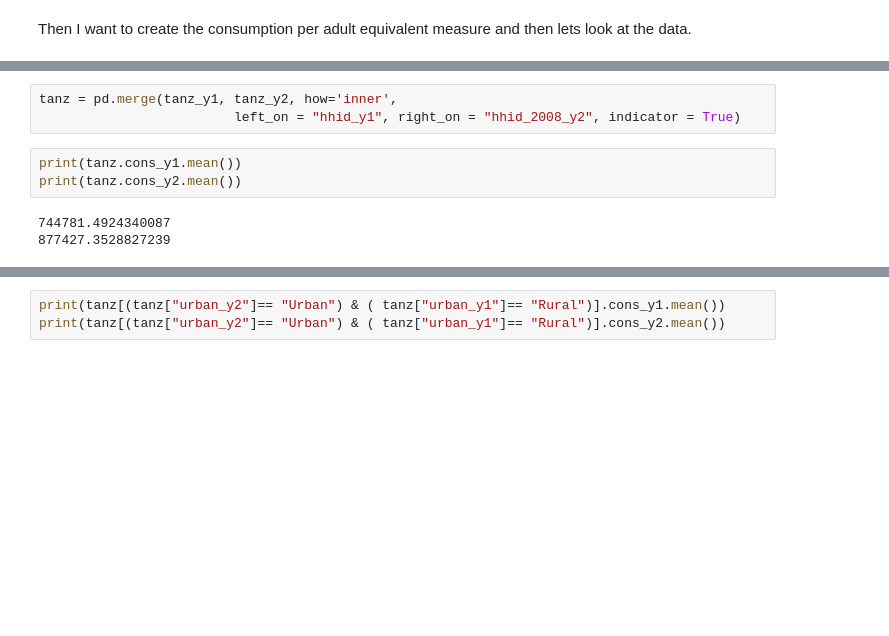
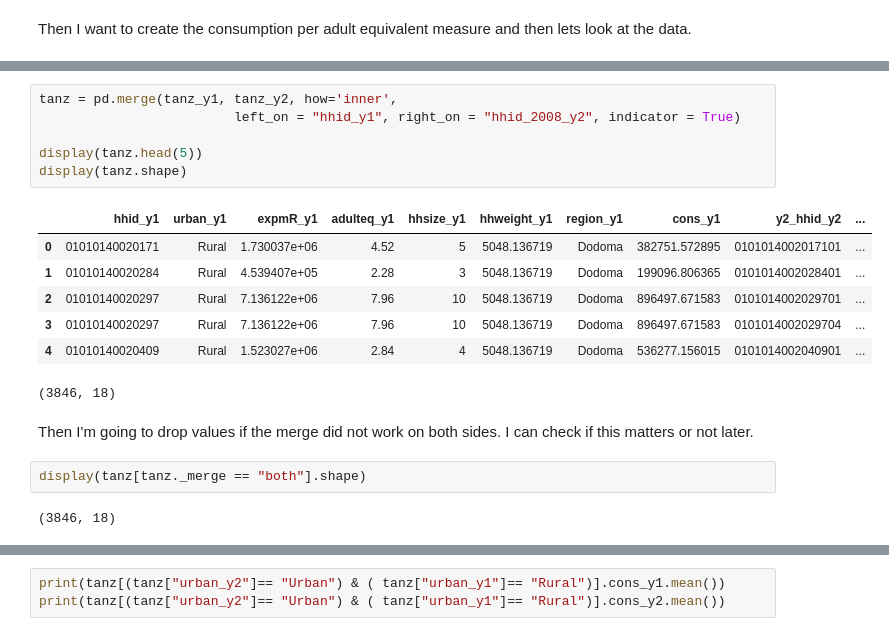
Before and after one commit to mwaugh0328/Data_Bootcamp_Fall_2017, a Jupyter notebook: final_project/tanzania_track.ipynb, the cells around one changed output, grey strips where cells are left out. Cells and saved outputs as stored; diff of their text form; blank space fills up the shorter version.

```diff
--- a/final_project/tanzania_track.ipynb
+++ b/final_project/tanzania_track.ipynb
@@ -117,9 +137,20 @@ print(tanz_y2.shape)
 # %%
 tanz = pd.merge(tanz_y1, tanz_y2, how='inner',
                          left_on = "hhid_y1", right_on = "hhid_2008_y2", indicator = True)
+
+display(tanz.head(5))
+display(tanz.shape)
+# %% [output]
+|  | hhid_y1 | urban_y1 | expmR_y1 | adulteq_y1 | hhsize_y1 | hhweight_y1 | region_y1 | cons_y1 | y2_hhid_y2 | ... |
+| 0 | 01010140020171 | Rural | 1.730037e+06 | 4.52 | 5 | 5048.136719 | Dodoma | 382751.572895 | 0101014002017101 | ... |
+| 1 | 01010140020284 | Rural | 4.539407e+05 | 2.28 | 3 | 5048.136719 | Dodoma | 199096.806365 | 0101014002028401 | ... |
+| 2 | 01010140020297 | Rural | 7.136122e+06 | 7.96 | 10 | 5048.136719 | Dodoma | 896497.671583 | 0101014002029701 | ... |
+| 3 | 01010140020297 | Rural | 7.136122e+06 | 7.96 | 10 | 5048.136719 | Dodoma | 896497.671583 | 0101014002029704 | ... |
+| 4 | 01010140020409 | Rural | 1.523027e+06 | 2.84 | 4 | 5048.136719 | Dodoma | 536277.156015 | 0101014002040901 | ... |
+(3846, 18)
-# %%
-print(tanz.cons_y1.mean())
-print(tanz.cons_y2.mean())
-# %% [output]
-744781.4924340087
-877427.3528827239
+# %% [markdown]
+Then I'm going to drop values if the merge did not work on both sides. I can check if this matters or not later.
+# %%
+display(tanz[tanz._merge == "both"].shape)
+# %% [output]
+(3846, 18)
```
Also changed, not shown: parts of 24 cells of this notebook, 2 other files.
